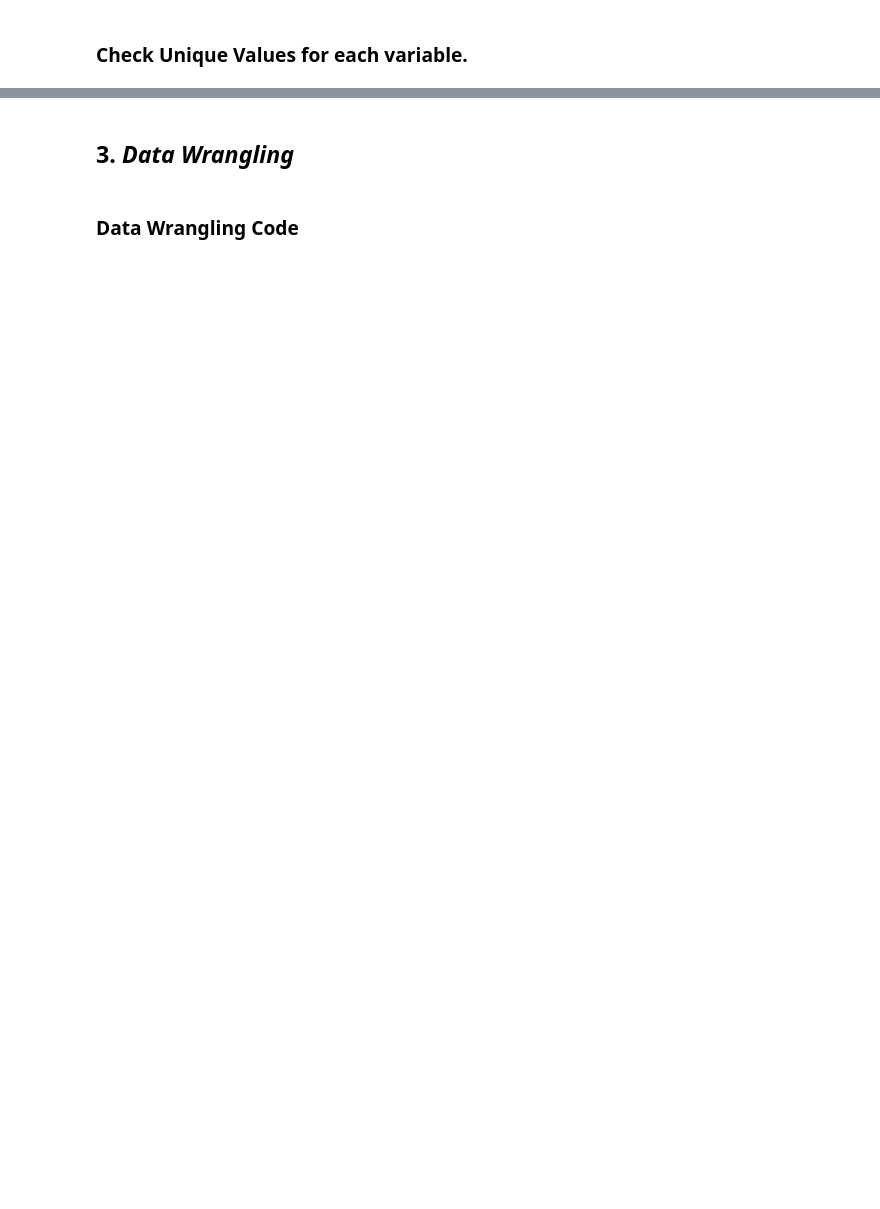
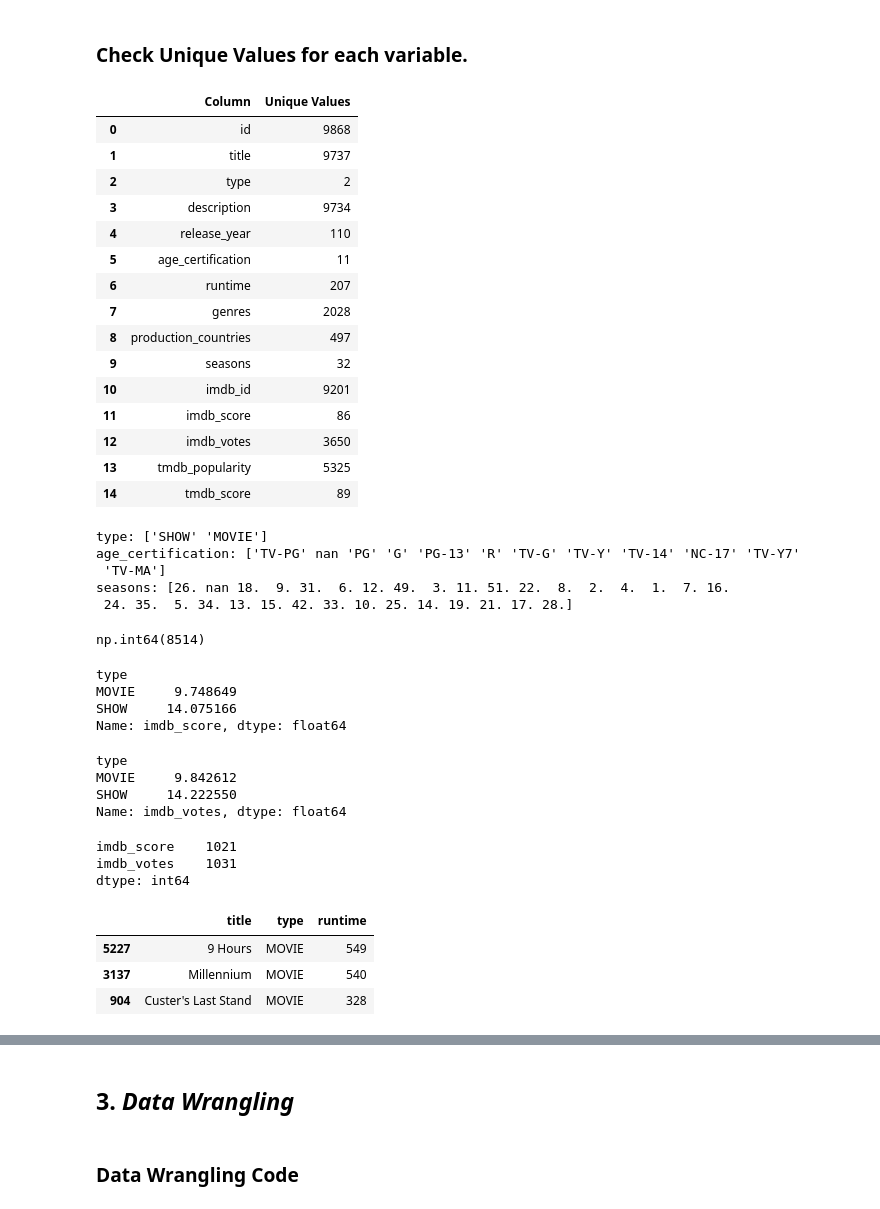
Before and after one commit to Ankush432-cloud/Amazon_Prime_TV_Shows_and_Movies_EDA_Project, a Jupyter notebook: Amazon_Prime_TV_Shows_and_Movies_EDA.ipynb, the cells around one changed output, grey strips where cells are left out. Cells and saved outputs as stored; diff of their text form; code cells hidden in the pictures; blank space fills up the shorter version.

```diff
--- a/Amazon_Prime_TV_Shows_and_Movies_EDA.ipynb
+++ b/Amazon_Prime_TV_Shows_and_Movies_EDA.ipynb
@@ -247,3 +302,36 @@ Answer Here
 ### Check Unique Values for each variable.
 # %%
 # Check Unique Values for each variable.
+unique_values = movies_df.nunique().reset_index()
+unique_values.columns = ['Column', 'Unique Values']
+unique_values
+# %% [output]
+|  | Column | Unique Values |
+| 0 | id | 9868 |
+| 1 | title | 9737 |
+| 2 | type | 2 |
+| 3 | description | 9734 |
+| 4 | release_year | 110 |
+| 5 | age_certification | 11 |
+| 6 | runtime | 207 |
+| 7 | genres | 2028 |
+| 8 | production_countries | 497 |
+| 9 | seasons | 32 |
+| 10 | imdb_id | 9201 |
+| 11 | imdb_score | 86 |
+| 12 | imdb_votes | 3650 |
+| 13 | tmdb_popularity | 5325 |
+| 14 | tmdb_score | 89 |
+# %%
+# Check the unique values in selected columns bcz remaining columns has huge unique values.
+temp_df = ['type', 'age_certification', 'seasons']
+
+for column in temp_df:
+    unique_values = movies_df[column].unique()
+    print(f"{column}: {unique_values}")
+# %% [output]
+type: ['SHOW' 'MOVIE']
+age_certification: ['TV-PG' nan 'PG' 'G' 'PG-13' 'R' 'TV-G' 'TV-Y' 'TV-14' 'NC-17' 'TV-Y7'
+ 'TV-MA']
+seasons: [26. nan 18.  9. 31.  6. 12. 49.  3. 11. 51. 22.  8.  2.  4.  1.  7. 16.
+ 24. 35.  5. 34. 13. 15. 42. 33. 10. 25. 14. 19. 21. 17. 28.]
@@ -249,0 +345,4 @@ Answer Here
+# %%
+movies_df['seasons'].isna().sum()
+# %% [output]
+np.int64(8514)
@@ -249,0 +354,37 @@ Answer Here
+# %%
+# Compare missing IMDb scores between movies and shows.
+movies_df.groupby('type')['imdb_score'].apply(
+    lambda x: x.isnull().mean() * 100
+)
+# %% [output]
+type
+MOVIE     9.748649
+SHOW     14.075166
+Name: imdb_score, dtype: float64
+# %%
+# Compare missing IMDb scores between movies and shows.
+movies_df.groupby('type')['imdb_votes'].apply(
+    lambda x: x.isnull().mean() * 100
+)
+# %% [output]
+type
+MOVIE     9.842612
+SHOW     14.222550
+Name: imdb_votes, dtype: float64
+# %%
+# Check whether IMDb score and vote information are missing together.
+movies_df[['imdb_score', 'imdb_votes']].isnull().sum()
+# %% [output]
+imdb_score    1021
+imdb_votes    1031
+dtype: int64
+# %%
+# Identify titles with unusually long runtimes.
+movies_df[movies_df['runtime'] > 300][
+    ['title', 'type', 'runtime']
+].sort_values('runtime', ascending=False)
+# %% [output]
+|  | title | type | runtime |
+| 5227 | 9 Hours | MOVIE | 549 |
+| 3137 | Millennium | MOVIE | 540 |
+| 904 | Custer's Last Stand | MOVIE | 328 |
```
Also changed, not shown: parts of 20 cells of this notebook.
